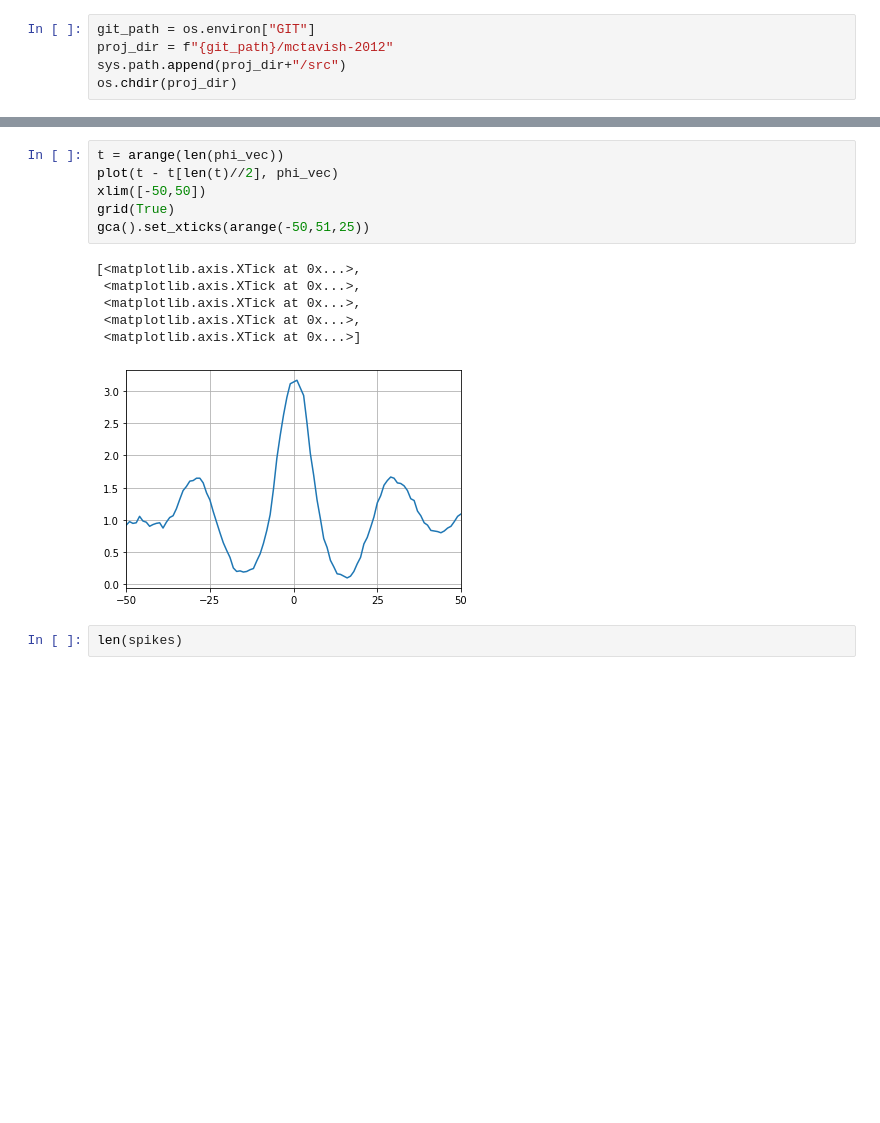
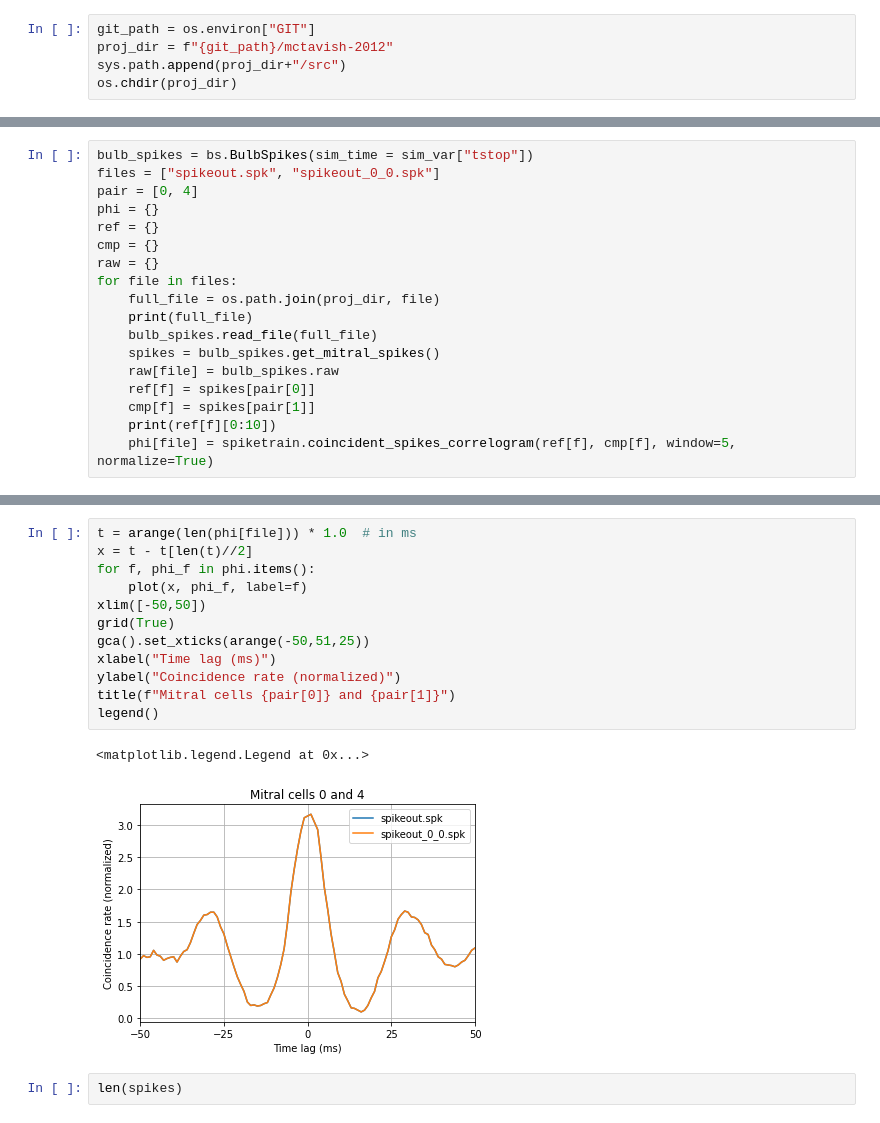
Before and after one commit to stootoon/mctavish-2012, a Jupyter notebook: fig2.ipynb, the cells around one changed output, grey strips where cells are left out. Drawn from its saved outputs; the diff is of its cells as text; blank space fills up the shorter version.

Commit message:
Plot phases for multiple spikesets.@

```diff
--- a/fig2.ipynb
+++ b/fig2.ipynb
@@ -39,0 +23,18 @@ phi_vec = spiketrain.coincident_spikes_correlogram(ref, comp, window=5, normaliz
+# %%
+bulb_spikes = bs.BulbSpikes(sim_time = sim_var["tstop"])
+files = ["spikeout.spk", "spikeout_0_0.spk"]
+pair = [0, 4]
+phi = {}
+ref = {}
+cmp = {}
+raw = {}
+for file in files:
+    full_file = os.path.join(proj_dir, file)
+    print(full_file)
+    bulb_spikes.read_file(full_file)
+    spikes = bulb_spikes.get_mitral_spikes()
+    raw[file] = bulb_spikes.raw
+    ref[f] = spikes[pair[0]]
+    cmp[f] = spikes[pair[1]]
+    print(ref[f][0:10])
+    phi[file] = spiketrain.coincident_spikes_correlogram(ref[f], cmp[f], window=5, normalize=True)
@@ -40,16 +58,18 @@ phi_vec = spiketrain.coincident_spikes_correlogram(ref, comp, window=5, normaliz
 # %%
-t = arange(len(phi_vec))
-plot(t - t[len(t)//2], phi_vec)
+t = arange(len(phi[file])) * 1.0  # in ms
+x = t - t[len(t)//2]
+for f, phi_f in phi.items():
+    plot(x, phi_f, label=f)
 xlim([-50,50])
 grid(True)
 gca().set_xticks(arange(-50,51,25))
+xlabel("Time lag (ms)")
+ylabel("Coincidence rate (normalized)")
+title(f"Mitral cells {pair[0]} and {pair[1]}")
+legend()
 # %% [output]
-[<matplotlib.axis.XTick at 0x...>,
- <matplotlib.axis.XTick at 0x...>,
- <matplotlib.axis.XTick at 0x...>,
- <matplotlib.axis.XTick at 0x...>,
- <matplotlib.axis.XTick at 0x...>]
+<matplotlib.legend.Legend at 0x...>
-[figure, old version]
+[figure, new version]
 # %%
 len(spikes)
 # %% [output]
```
Also changed, not shown: parts of 10 cells of this notebook.
